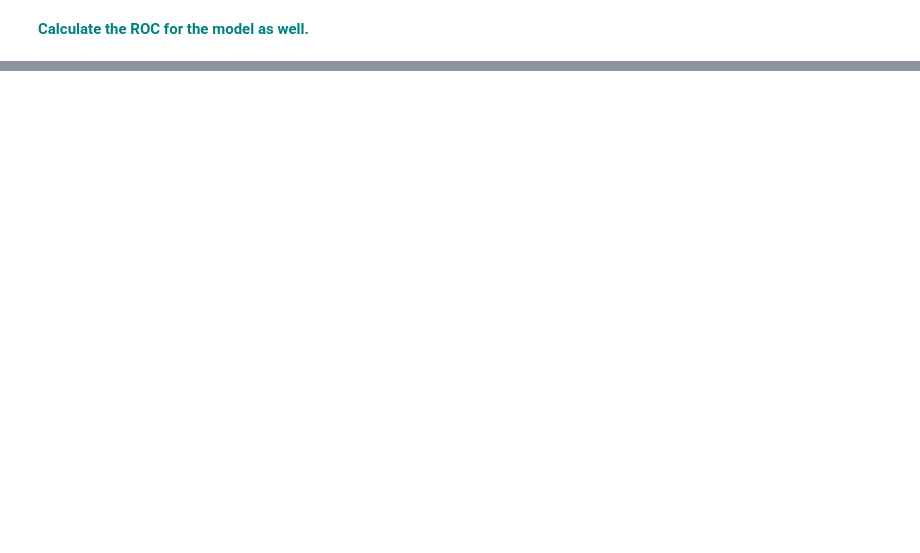
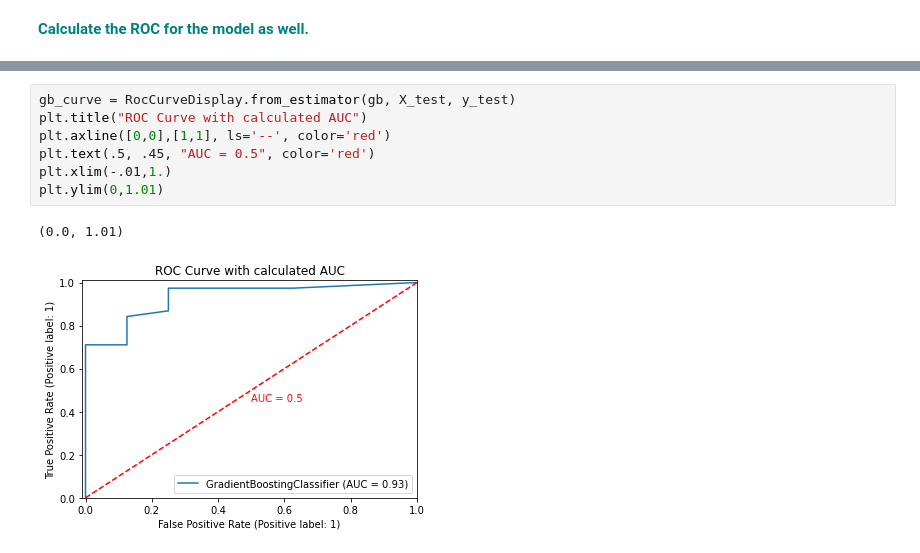
Before and after one commit to josephplpriest/springboard, a Jupyter notebook: case_studies/Gradient_Boosting_Case_Study/Gradient Boosting Case Study[Paul Priest].ipynb, the cells around one changed output, grey strips where cells are left out. Cells and saved outputs as stored; diff of their text form; blank space fills up the shorter version.

```diff
--- a/case_studies/Gradient_Boosting_Case_Study/Gradient Boosting Case Study[Paul Priest].ipynb
+++ b/case_studies/Gradient_Boosting_Case_Study/Gradient Boosting Case Study[Paul Priest].ipynb
@@ -228,0 +223,10 @@ Thresholds:          [2 1 0]
+# %%
+gb_curve = RocCurveDisplay.from_estimator(gb, X_test, y_test)
+plt.title("ROC Curve with calculated AUC")
+plt.axline([0,0],[1,1], ls='--', color='red')
+plt.text(.5, .45, "AUC = 0.5", color='red')
+plt.xlim(-.01,1.)
+plt.ylim(0,1.01)
+# %% [output]
+(0.0, 1.01)
+[figure, added]
```
Also changed, not shown: parts of 3 cells of this notebook.
